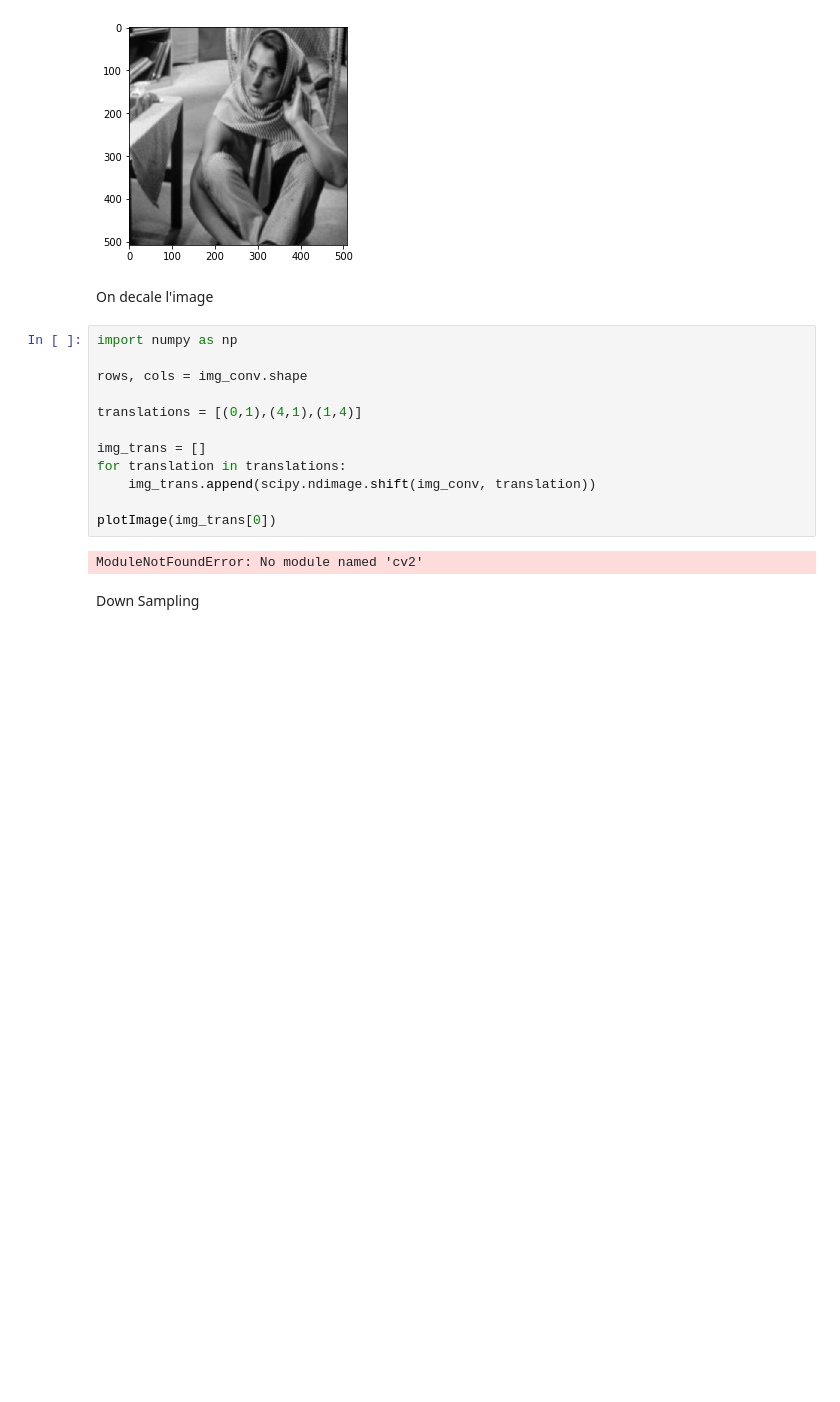
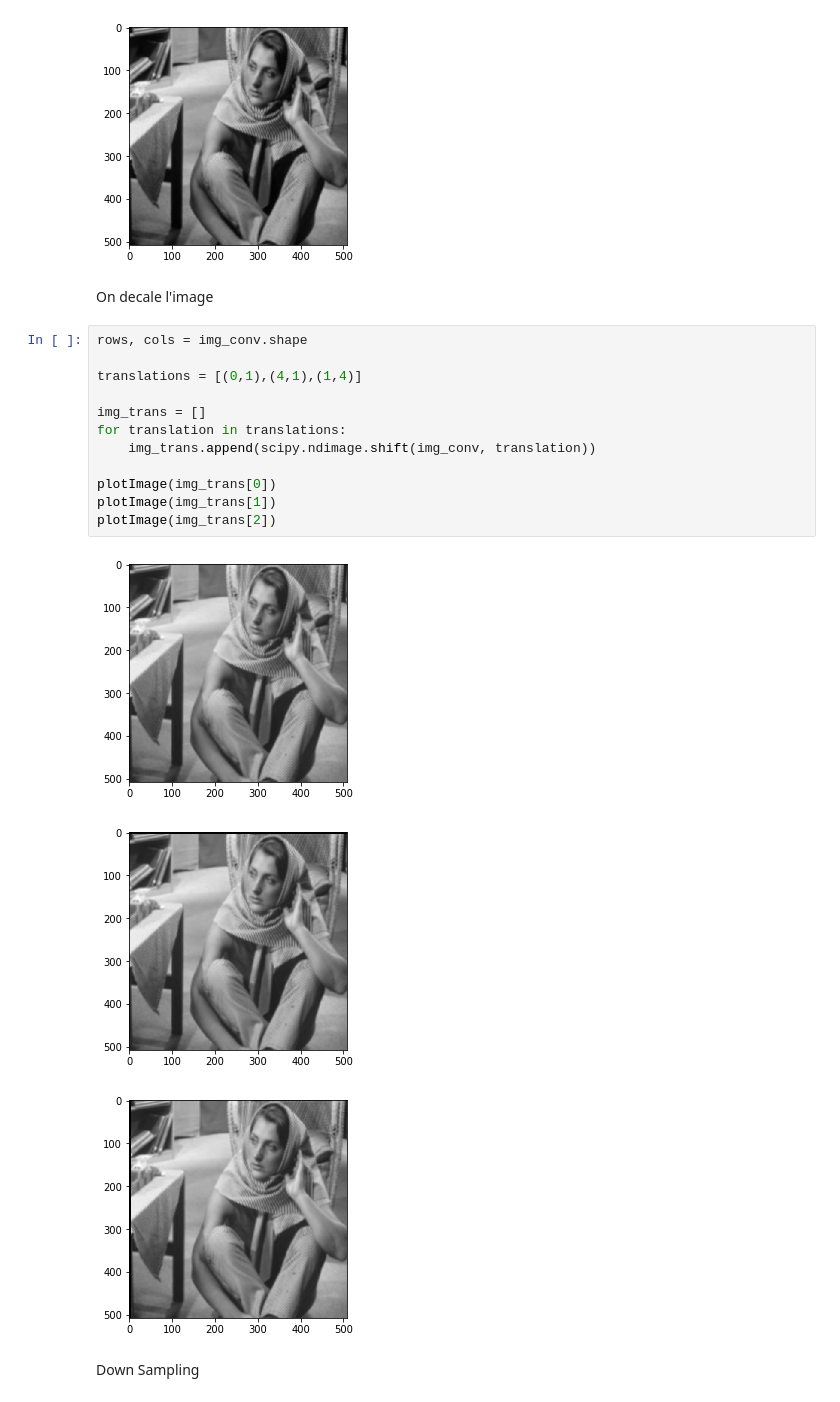
Before and after one commit to tbabinet/M2_AIC, a Jupyter notebook: Signal and Image Processing/projet/superResol.ipynb, the cells around one changed output. Cells and saved outputs as stored; diff of their text form; blank space fills up the shorter version.

```diff
--- a/Signal and Image Processing/projet/superResol.ipynb
+++ b/Signal and Image Processing/projet/superResol.ipynb
@@ -34,19 +34,21 @@ plotImage(img_conv)
 # %% [markdown]
 On decale l'image
 # %%
-import numpy as np
-
 rows, cols = img_conv.shape
 
 translations = [(0,1),(4,1),(1,4)]
 
 img_trans = []
 for translation in translations:
     img_trans.append(scipy.ndimage.shift(img_conv, translation))
 
 plotImage(img_trans[0])
+plotImage(img_trans[1])
+plotImage(img_trans[2])
 # %% [output]
-ModuleNotFoundError: No module named 'cv2'
+[figure, added]
+[figure, added]
+[figure, added]
 # %% [markdown]
 Down Sampling
 # %%
```
Also changed, not shown: parts of 3 cells of this notebook, 1 other file.
